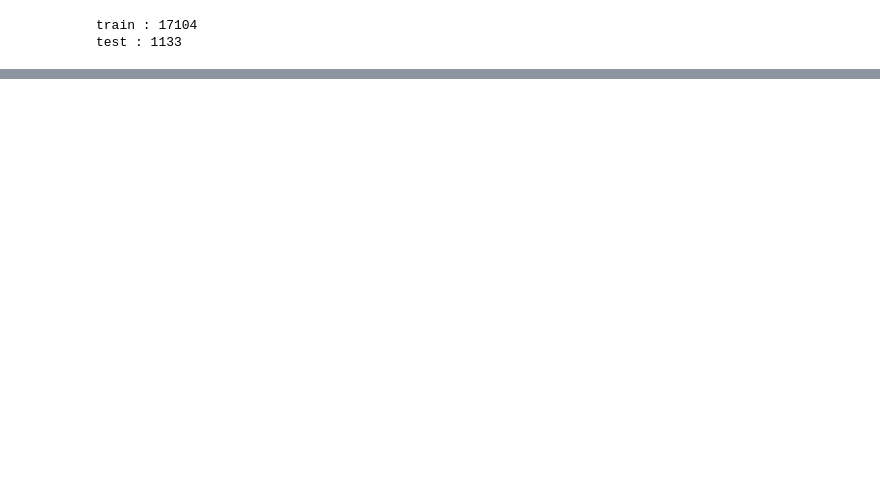
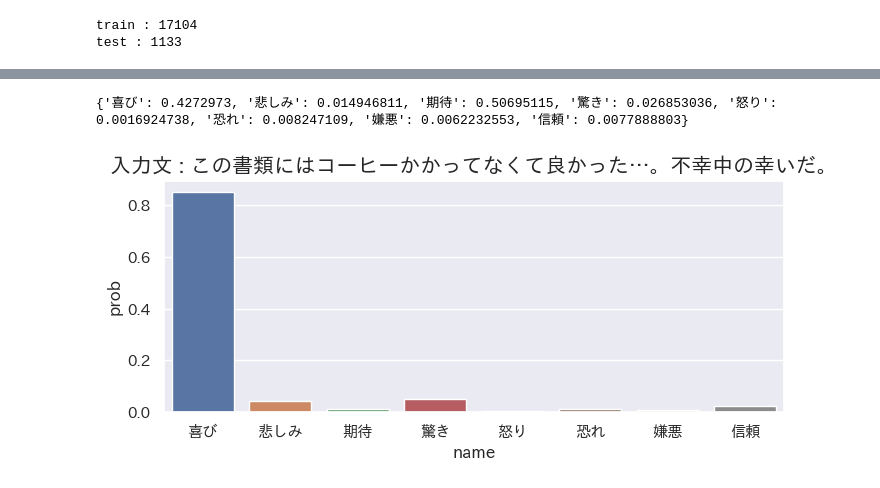
Before and after one commit to maruyama-lab-design/Preservation-of-Emotional-Context-in-Tweet-Embeddings, a Jupyter notebook: prototype2.ipynb, the cells around one changed output, grey strips where cells are left out. Drawn from its saved outputs; the diff is of its cells as text; code cells hidden in the pictures; blank space fills up the shorter version.

```diff
--- a/prototype2.ipynb
+++ b/prototype2.ipynb
@@ -144,4 +174,19 @@ KeyboardInterrupt:
 # %%
+emotion_names_jp = ['喜び', '悲しみ', '期待', '驚き', '怒り', '恐れ', '嫌悪', '信頼']
+import matplotlib.pyplot as plt
+import seaborn as sns
+
+# sns.set(font='IPAexGothic')
+
+import matplotlib
+from matplotlib import font_manager
+
+font_manager.fontManager.addfont("/usr/share/fonts/opentype/ipaexfont-gothic/ipaexg.ttf")
+matplotlib.rc('font', family="IPAexGothic")
+
+
+
+
 # ソフトマックス関数
 # https://www.delftstack.com/ja/howto/numpy/numpy-softmax/
 def np_softmax(x):
@@ -167,5 +212,11 @@ def analyze_emotion(text, show_fig=False):
         plt.title('入力文 : ' + text, fontsize=15)
     else:
         print(out_dict)
-
-# 使用例 : analyze_emotion('今日から長期休暇だぁーーー！！！')
+# %%
+analyze_emotion('今日から長期休暇だぁーーー！！！')
+# %% [output]
+{'喜び': 0.4272973, '悲しみ': 0.014946811, '期待': 0.50695115, '驚き': 0.026853036, '怒り': 0.0016924738, '恐れ': 0.008247109, '嫌悪': 0.0062232553, '信頼': 0.0077888803}
+# %%
+analyze_emotion('この書類にはコーヒーかかってなくて良かった…。不幸中の幸いだ。', show_fig=True)
+# %% [output]
+[figure, added]
```
Also changed, not shown: parts of 9 cells of this notebook, 2 other files.
